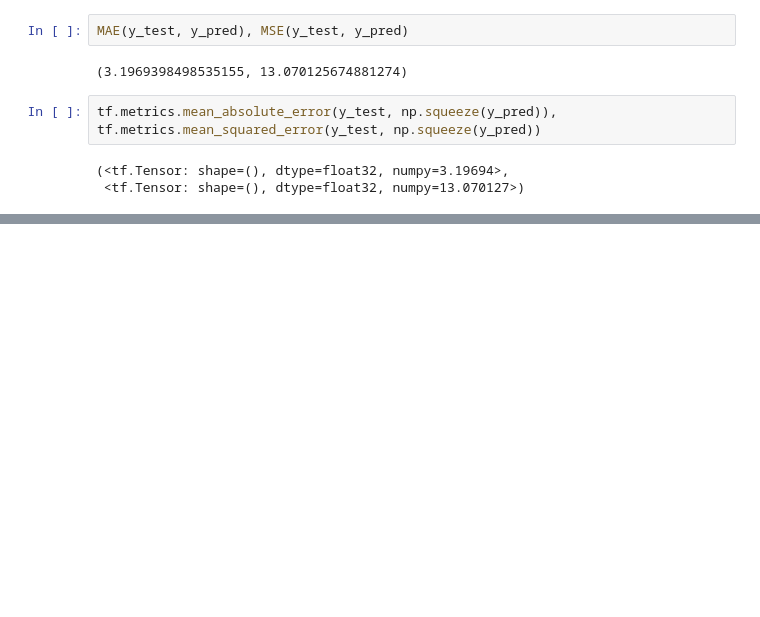
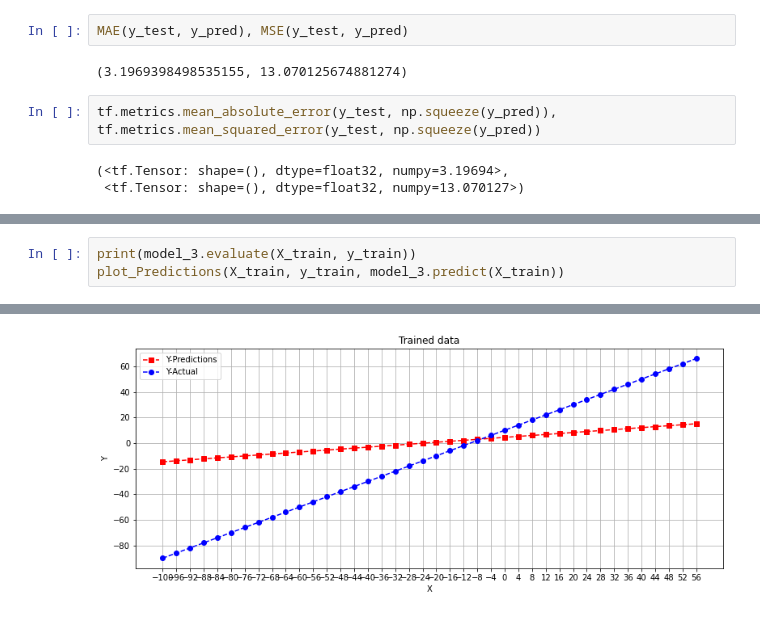
Before and after one commit to kavinda-ravishan/TensorFlow_Developer_Certificate_in_2021_Zero_to_Mastery, a Jupyter notebook: 3. Neural network regression with TensorFlow/12. Evaluating a TensorFlow model part 4 (visualising a model's layers)/app.ipynb, the cells around one changed output, grey strips where cells are left out. Cells and saved outputs as stored; diff of their text form; blank space fills up the shorter version.

```diff
--- a/3. Neural network regression with TensorFlow/12. Evaluating a TensorFlow model part 4 (visualising a model's layers)/app.ipynb
+++ b/3. Neural network regression with TensorFlow/12. Evaluating a TensorFlow model part 4 (visualising a model's layers)/app.ipynb
@@ -151,0 +231,4 @@ model.evaluate(X_test, y_test)
+# %%
+print(model_3.evaluate(X_train, y_train))
+plot_Predictions(X_train, y_train, model_3.predict(X_train))
+# %% [output]
@@ -151,0 +237 @@ model.evaluate(X_test, y_test)
+[figure, added]
```
Also changed, not shown: parts of 9 cells of this notebook.
